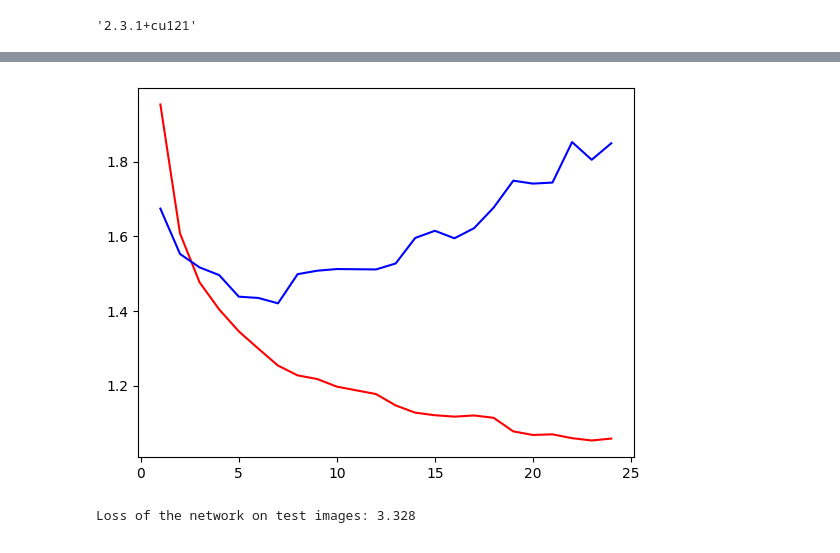
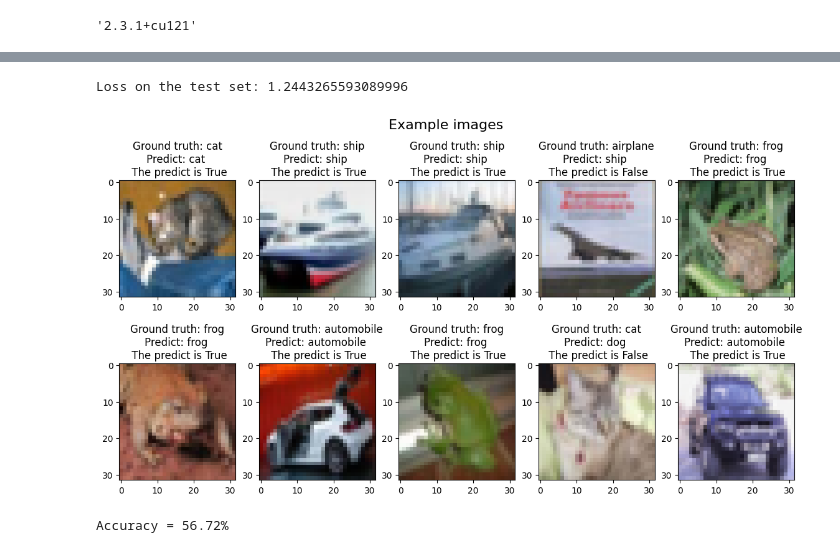
Before and after one commit to DzmitryPihulski/CIFAR-10-Image-Classifier, a Jupyter notebook: main.ipynb, the cells around one changed output, grey strips where cells are left out. Saved outputs shown, nothing was run; the diff lists cells and outputs as text; code cells hidden in the pictures.

Commit message:
Basec conv net created

```diff
--- a/main.ipynb
+++ b/main.ipynb
@@ -159,18 +158,52 @@ Finished Training
-# %%
-plt.plot(epochs, losses_train, color='r')
-plt.plot(epochs, losses_test, color='b');
-# %% [output]
-[figure, removed]
-# %%
-epoch_loss = 0
-with torch.no_grad():
-    for data in test_loader:
-        images, labels = data
-        outputs = net(images)
-        loss = criterion(outputs, labels)
-        epoch_loss += loss.item()
-
-
-print(f'Loss of the network on test images: {epoch_loss/len(test_loader):.3f}')
-# %% [output]
-Loss of the network on test images: 3.328
+# %%
+best_model = torch.load('std_conv_net_best_performance.pth')
+net = Net()
+criterion = nn.CrossEntropyLoss()
+optimizer = optim.SGD(net.parameters())
+net.load_state_dict(best_model['model_state_dict'])
+optimizer.load_state_dict(best_model['optimizer_state_dict'])
+epoch = best_model['epoch']
+losses_train = best_model['train_loss']
+losses_val = best_model['val_loss']
+# %%
+test_loss = 0
+with torch.no_grad():
+    for data in test_loader:
+        images, labels = data
+        outputs = net(images)
+        loss = criterion(outputs, labels)
+        test_loss += loss.item()
+print("Loss on the test set:", test_loss/len(test_loader))
+# %% [output]
+Loss on the test set: 1.2443265593089996
+# %%
+fig, axs = plt.subplots(2, 5, figsize=(14,7))
+fig.suptitle("Example images", fontsize=16)
+for i in range(10):
+    image, label = test_set[i]
+    output = net(image)
+    if i < 5:
+        show(test_set[i], axs[0,i], title=f"Ground truth: {class_number_to_name[label]}\nPredict: {class_number_to_name[int(torch.argmax(output))]} \n The predict is {class_number_to_name[label] ==class_number_to_name[int(torch.argmax(output))]}")
+    else:
+        show(test_set[i], axs[1,i - 5], title=f"Ground truth: {class_number_to_name[label]}\nPredict: {class_number_to_name[int(torch.argmax(output))]} \n The predict is {class_number_to_name[label] ==class_number_to_name[int(torch.argmax(output))]}")
+# %% [output]
+[figure, added]
+# %%
+total_correct = 0
+total_samples = 0
+
+for images, labels in test_loader:
+
+        # Forward pass
+        outputs = net(images)
+        _, predicted = torch.max(outputs, 1)
+
+        # Update the running total of correct predictions and samples
+        total_correct += (predicted == labels).sum().item()
+        total_samples += labels.size(0)
+
+# Calculate the accuracy for this epoch
+accuracy = 100 * total_correct / total_samples
+print(f'Accuracy = {accuracy:.2f}%')
+# %% [output]
+Accuracy = 56.72%
```
Also changed, not shown: parts of 9 cells of this notebook, 4 other files.
